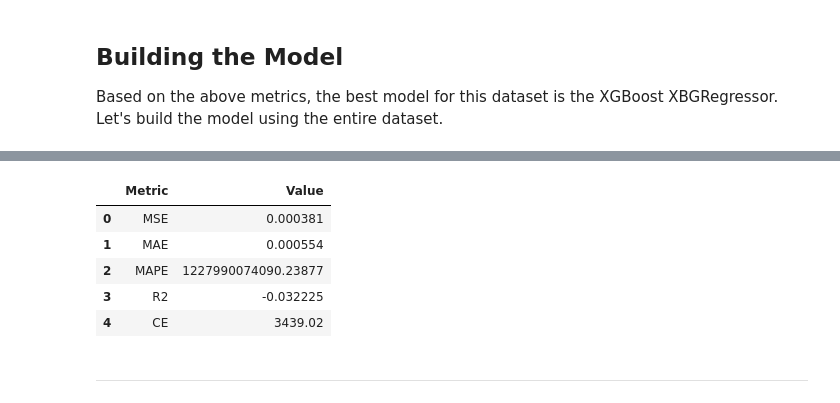
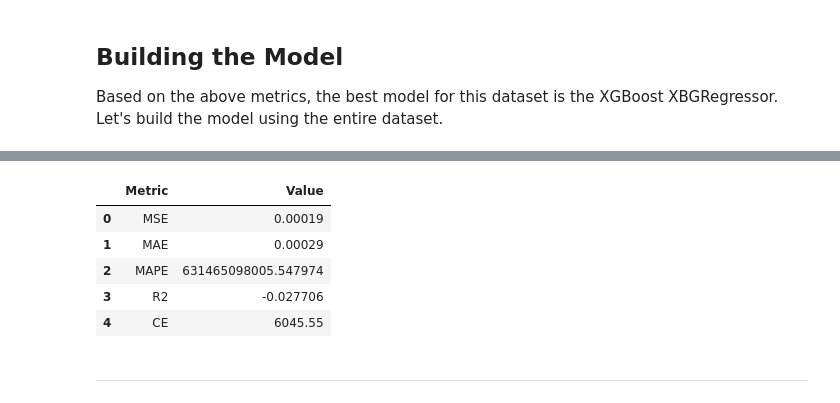
Before and after one commit to amattu2/automotive-labor-prediction-model, a Jupyter notebook: Notebook.ipynb, the cells around one changed output, grey strips where cells are left out. Cells and saved outputs as stored; diff of their text form; code cells hidden in the pictures.

```diff
--- a/Notebook.ipynb
+++ b/Notebook.ipynb
@@ -110,3 +110,8 @@ df.head()
 | 2 | 8f14e45fceea167a5a36dedd4bea2543 | change oil & filter,top off fluids | 4 wheel alignment- sublet |
 | 3 | 6512bd43d9caa6e02c990b0a82652dca | repair tire on car | repair (plug) tire on car |
 | 4 | 6f4922f45568161a8cdf4ad2299f6d23 | change oil & filter,top off fluids | change oil & filter,top off fluids |
+# %%
+# Drop any rows with Description that contain the word "credit" or "courtesy"
+df = df[~df['Description'].str.contains('credit|courtesy|towed|dropped', case=False, regex=True)]
+
+df.shape
@@ -346,10 +353,11 @@ display(pd.DataFrame({
 Based on the above metrics, the best model for this dataset is the XGBoost XBGRegressor. Let's build the model using the entire dataset.
 # %%
 from xgboost import XGBRegressor
+from time import time
 
+start_time = time()
 binarizer = MultiLabelBinarizer()
-
-model_df = df[0:10000]
+model_df = df[0:20000]
 
 X = model_df["Description"]
 y = binarizer.fit_transform(model_df["Items"])
@@ -375,7 +383,7 @@ MAPE = mean_absolute_percentage_error(y_test, y_pred)
 R2 = r2_score(y_test, y_pred)
 CE = coverage_error(y_test, y_pred)
 
-display(f"Statistics for XGBRegressor model with {len(model_df)} samples")
+display(f"Statistics for XGBRegressor model with {len(model_df)} samples finished in {time() - start_time:.2f} seconds")
 display(pd.DataFrame({
   "Metric": ["MSE", "MAE", "MAPE", "R2", "CE"],
   "Value": [MSE, MAE, MAPE, R2, f"{CE:.2f}"]
@@ -385,9 +393,9 @@ display(pd.DataFrame({
 |  | Metric | Value |
-| 0 | MSE | 0.000381 |
-| 1 | MAE | 0.000554 |
-| 2 | MAPE | 1227990074090.23877 |
-| 3 | R2 | -0.032225 |
-| 4 | CE | 3439.02 |
+| 0 | MSE | 0.00019 |
+| 1 | MAE | 0.00029 |
+| 2 | MAPE | 631465098005.547974 |
+| 3 | R2 | -0.027706 |
+| 4 | CE | 6045.55 |
 # %% [markdown]
 ---
 # %% [markdown]
```
Also changed, not shown: parts of 9 cells of this notebook.
